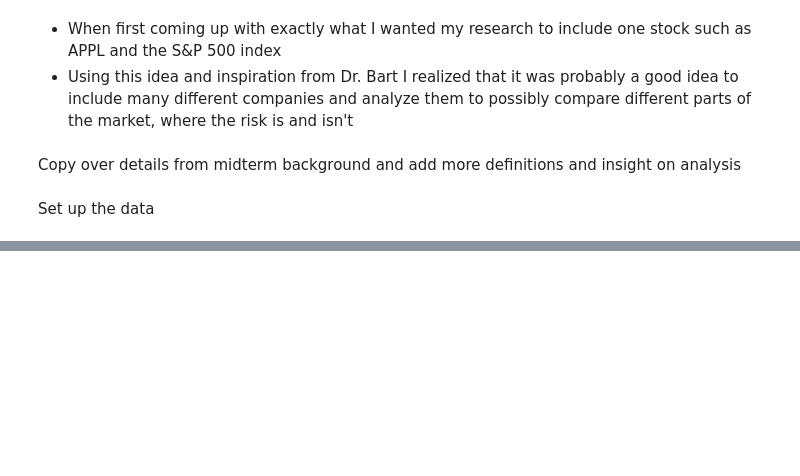
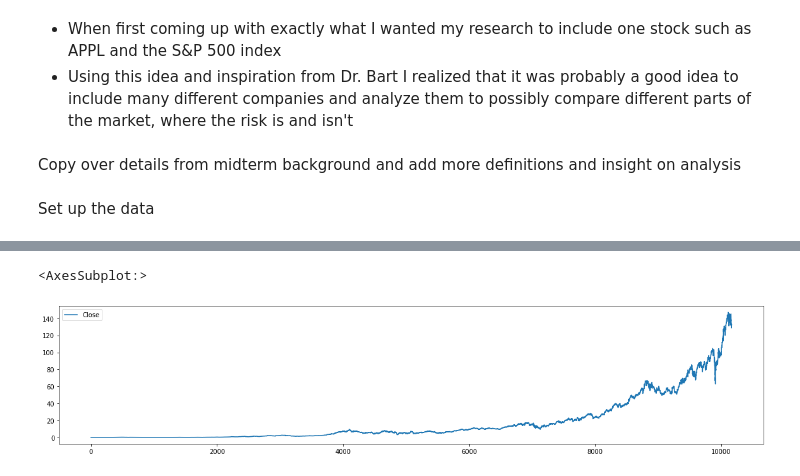
Before and after one commit to ithakker/367MidermIshaanThakker, a Jupyter notebook: messy-Stock Market Risk.ipynb, the cells around one changed output, grey strips where cells are left out. Drawn from its saved outputs; the diff is of its cells as text; code cells hidden in the pictures; blank space fills up the shorter version.

```diff
--- a/messy-Stock Market Risk.ipynb
+++ b/messy-Stock Market Risk.ipynb
@@ -33,0 +94,5 @@ GME.sort_values(by = ['Date'], inplace = True, ascending = False)
+# %%
+NKE['Close'].plot(legend = True, figsize = (20,4))
+# %% [output]
+<AxesSubplot:>
+[figure, added]
```
Also changed, not shown: parts of 12 cells of this notebook, 1 other file.
